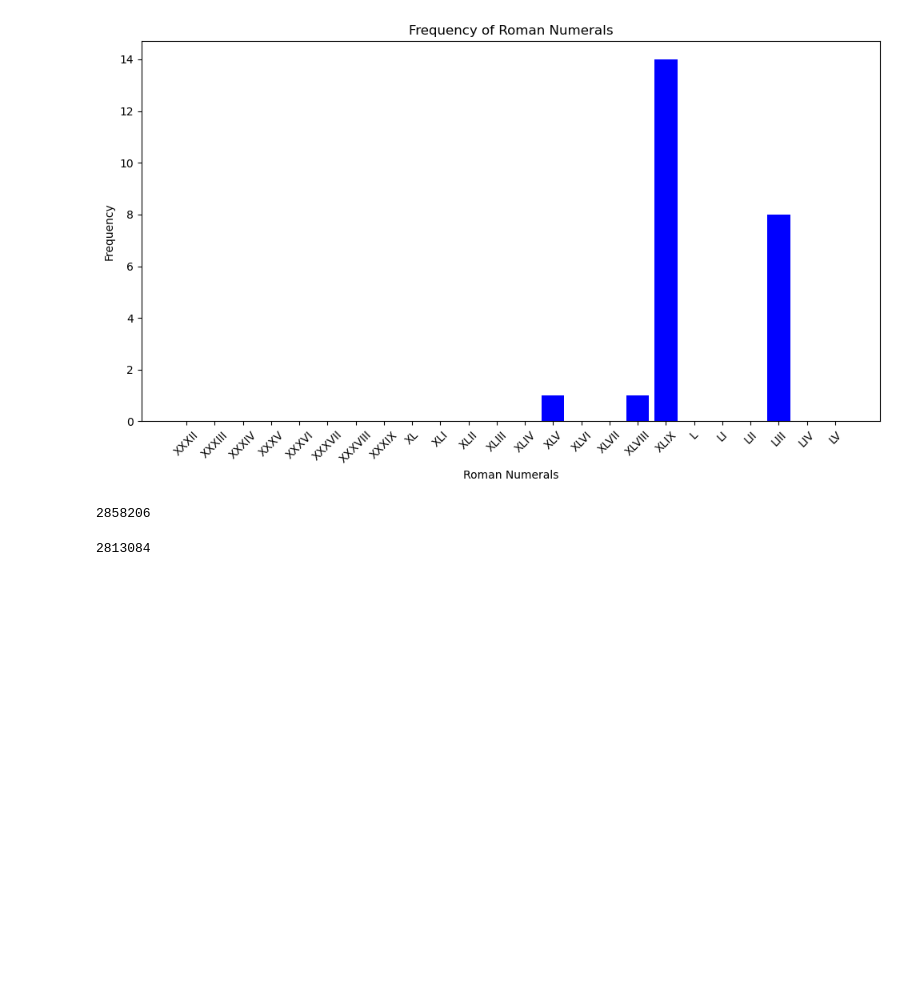
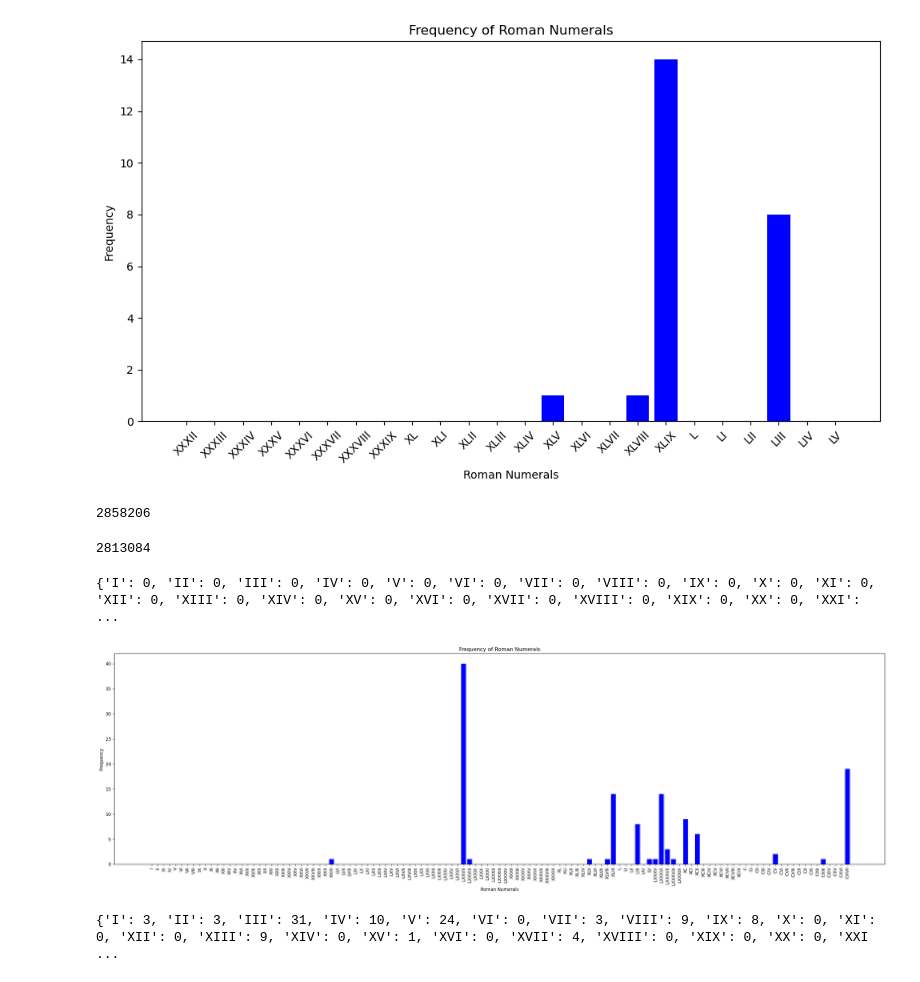
Before and after one commit to Dani1034/dumas_python, a Jupyter notebook: Rough Draft 2 - Dumas.ipynb, the cells around one changed output. Saved outputs shown, nothing was run; the diff lists cells and outputs as text; code cells hidden in the pictures; blank space fills up the shorter version.

```diff
--- a/Rough Draft 2 - Dumas.ipynb
+++ b/Rough Draft 2 - Dumas.ipynb
@@ -466,3 +466,52 @@ half_text2 = comte_text3 + comte_text4
 print(len(half_text2))
 # %% [output]
 2813084
+# %%
+def calculate_freqs(chapters):
+    freqs = {}
+    for number, chapter in chapters.items():
+        doc = nlp(chapter)
+        freqs[number] = 0
+        for ent in doc.ents:
+            if ent.text == 'Haydée':
+                #print(ent.text)
+                freqs[number] += 1
+    return freqs
+# %%
+chapters_1 = split_into_chapters(comte_text1)
+chapters_2 = split_into_chapters(comte_text2)
+chapters_3 = split_into_chapters(comte_text3)
+chapters_4 = split_into_chapters(comte_text4)
+# %%
+freqs_1 = calculate_freqs(chapters_1)
+freqs_2 = calculate_freqs(chapters_2)
+freqs_3 = calculate_freqs(chapters_3)
+freqs_4 = calculate_freqs(chapters_4)
+# %%
+all_freqs = {**freqs_1, **freqs_2, **freqs_3, **freqs_4}
+
+print(all_freqs)
+# %% [output]
+{'I': 0, 'II': 0, 'III': 0, 'IV': 0, 'V': 0, 'VI': 0, 'VII': 0, 'VIII': 0, 'IX': 0, 'X': 0, 'XI': 0, 'XII': 0, 'XIII': 0, 'XIV': 0, 'XV': 0, 'XVI': 0, 'XVII': 0, 'XVIII': 0, 'XIX': 0, 'XX': 0, 'XXI':  ...
+# %%
+data = all_freqs
+keys = list(data.keys())
+values = list(data.values())
+
+# Create a bar chart
+plt.figure(figsize=(25, 8))  # Set the size of the plot
+plt.bar(keys, values, color='blue')  # Bar chart
+
+# Add labels and title
+plt.xlabel('Roman Numerals')
+plt.ylabel('Frequency')
+plt.title('Frequency of Roman Numerals')
+
+# Rotate x-axis labels for readability
+plt.xticks(rotation=90)
+
+# Show the plot
+plt.tight_layout()  # Adjust layout to prevent clipping of labels
+plt.show()
+# %% [output]
+[figure, added]
@@ -468,0 +534,6 @@ print(len(half_text2))
+# %%
+all_Mfreqs = {**freqs_1, **freqs_2, **freqs_3, **freqs_4}
+
+print(all_Mfreqs)
+# %% [output]
+{'I': 3, 'II': 3, 'III': 31, 'IV': 10, 'V': 24, 'VI': 0, 'VII': 3, 'VIII': 9, 'IX': 8, 'X': 0, 'XI': 0, 'XII': 0, 'XIII': 9, 'XIV': 0, 'XV': 1, 'XVI': 0, 'XVII': 4, 'XVIII': 0, 'XIX': 0, 'XX': 0, 'XXI ...
```
Also changed, not shown: parts of 5 cells of this notebook.
